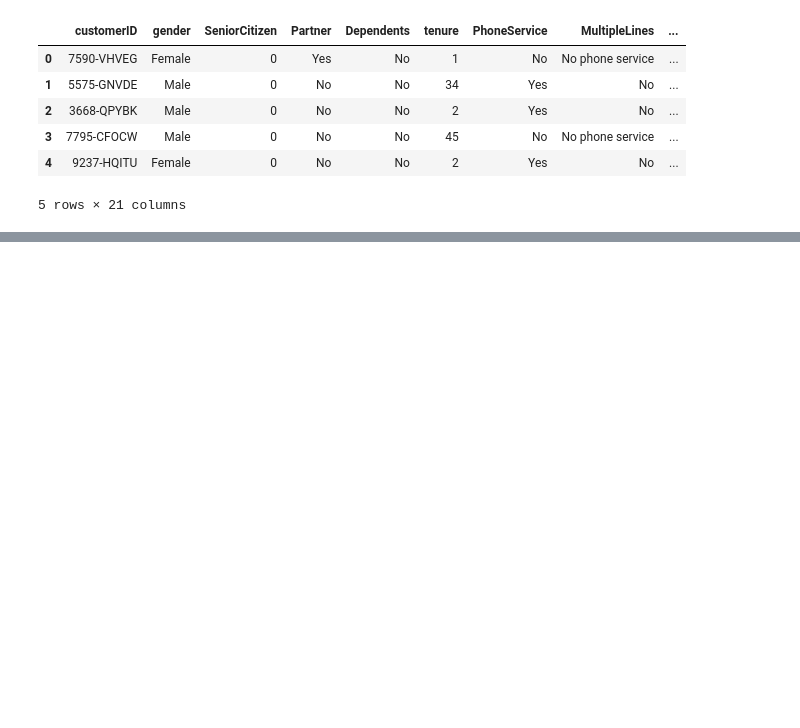
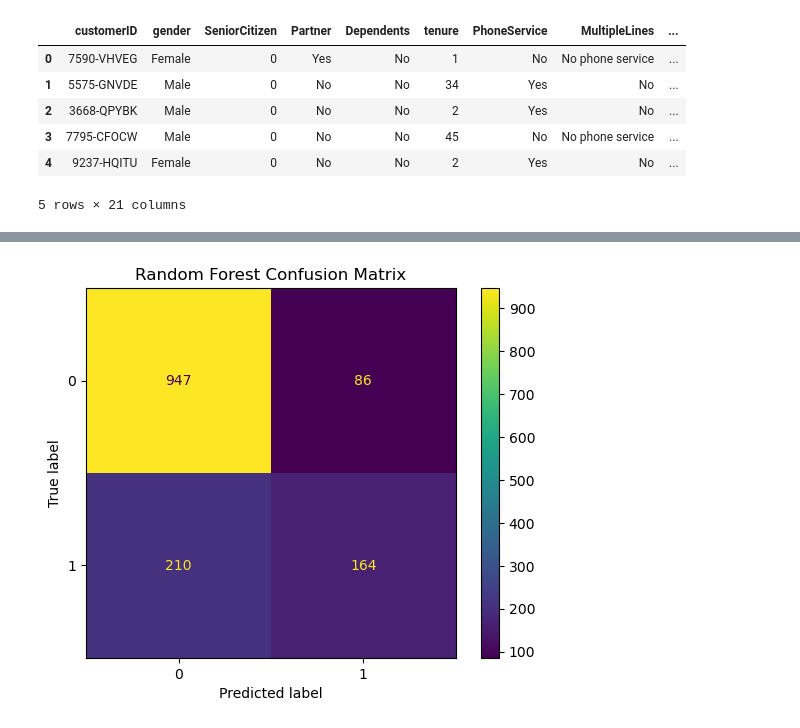
Before and after one commit to JasonBagshaw/customer-churn-prediction, a Jupyter notebook: Churn_prediction.ipynb, the cells around one changed output, grey strips where cells are left out. Saved outputs shown, nothing was run; the diff lists cells and outputs as text; code cells hidden in the pictures; blank space fills up the shorter version.

```diff
--- a/Churn_prediction.ipynb
+++ b/Churn_prediction.ipynb
@@ -144,0 +201,8 @@ weighted avg       0.79      0.80      0.79      1409
+# %%
+ConfusionMatrixDisplay.from_predictions(y_test, rf_pred)
+
+plt.title("Random Forest Confusion Matrix")
+
+plt.show()
+# %% [output]
+[figure, added]
```
Also changed, not shown: parts of 28 cells of this notebook.
